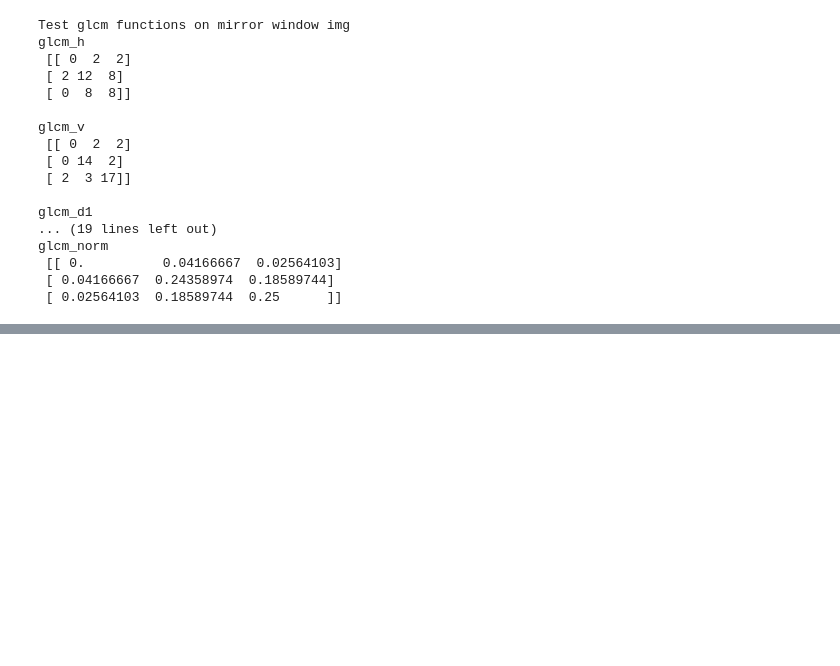
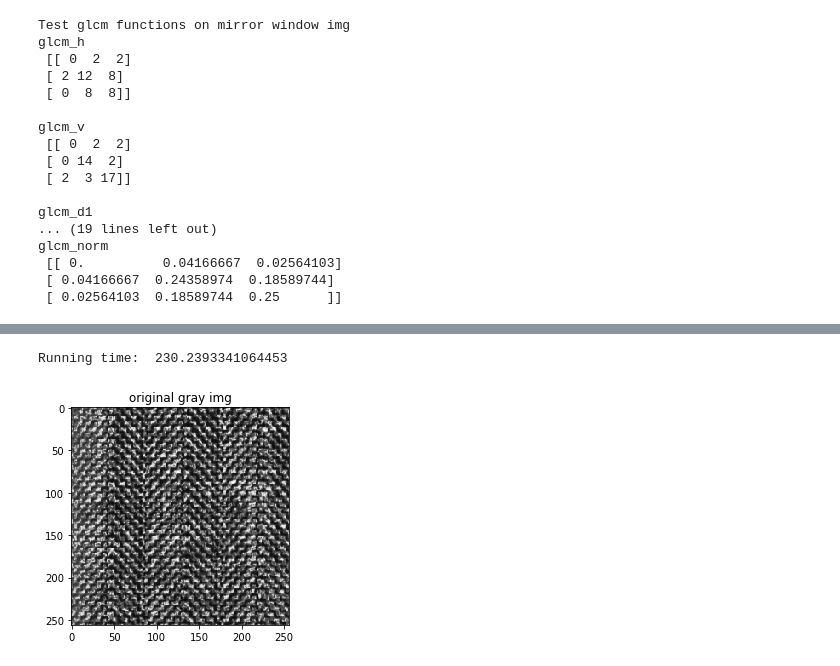
Before and after one commit to samleoqh/digital-img-ana, a Jupyter notebook: exercise/GLCM.ipynb, the cells around one changed output, grey strips where cells are left out. Cells and saved outputs as stored; diff of their text form; code cells hidden in the pictures; blank space fills up the shorter version.

Commit message:
visualize feature images

```diff
--- a/exercise/GLCM.ipynb
+++ b/exercise/GLCM.ipynb
@@ -838,0 +846,35 @@ features of isotropic glcm-----------
+# %%
+# now start to create a glcm feature image by sliding over the gray image
+
+image_file = './output/subimg-mosaic2-1.png'
+gray_img = cv2.imread(image_file,cv2.IMREAD_GRAYSCALE)  # read image by opencv as grayscale
+req_img = requantize(gray_img, level_num = 10)
+
+M, N = req_img.shape
+feature_img = np.zeros([M, N])
+win_order = 7
+feature = 'correlation'
+
+start_time = time.time()
+
+for i in range(M):
+    for j in range(N):
+        win_img = glcm_window_img(req_img, neighbor= win_order, current_row = i, current_col=j, fill='mirror')
+        glcm_istr = isotropic_glcm(win_img)
+        feature_img[i,j] = glcm_measures(glcm_istr,name = feature, normed=True, symmetric=True)
+
+end_time = time.time()
+print('Running time: ', end_time - start_time)
+
+# scale imge (0-255)
+im_max = np.nanmax(feature_img) # if using np.max, sometimes will return Nan values
+im_min = np.nanmin(feature_img)
+
+feature_img = (1 - (im_max - feature_img)/(im_max - im_min))*255
+
+plt.imshow(gray_img,'gray')
+plt.title('original gray img')
+plt.show()
+# %% [output]
+Running time:  230.2393341064453
+[figure, added]
```
Also changed, not shown: parts of 3 cells of this notebook.
